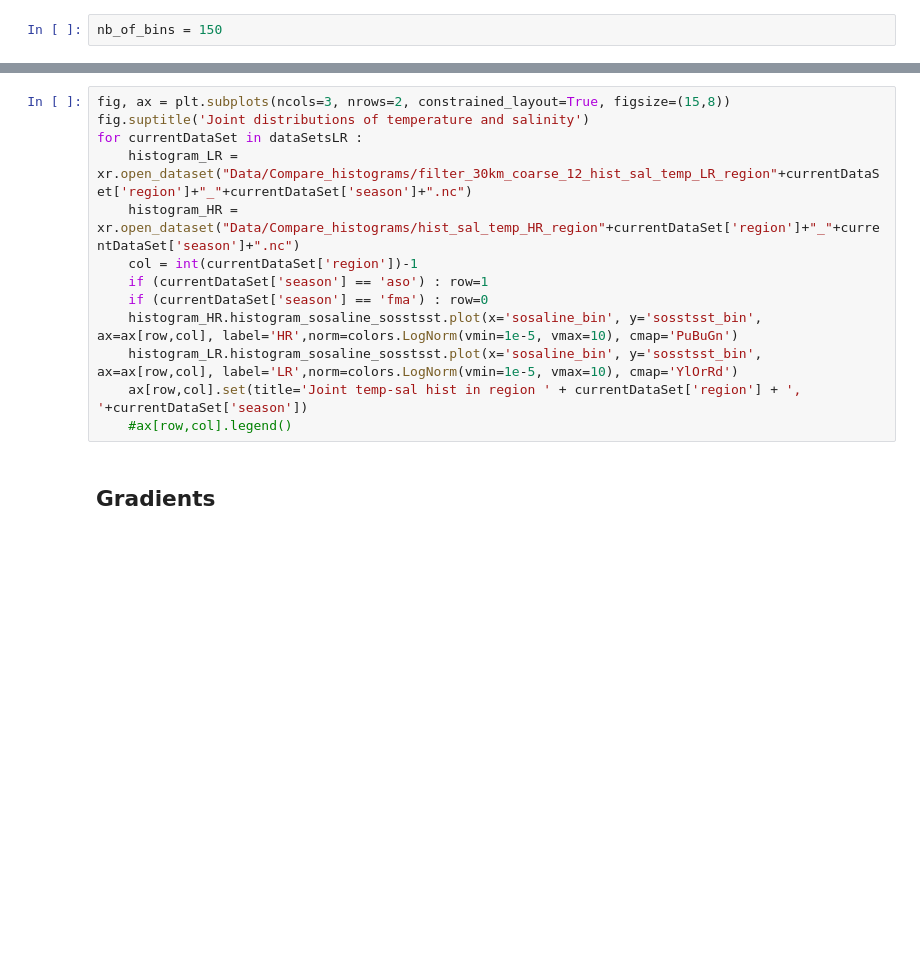
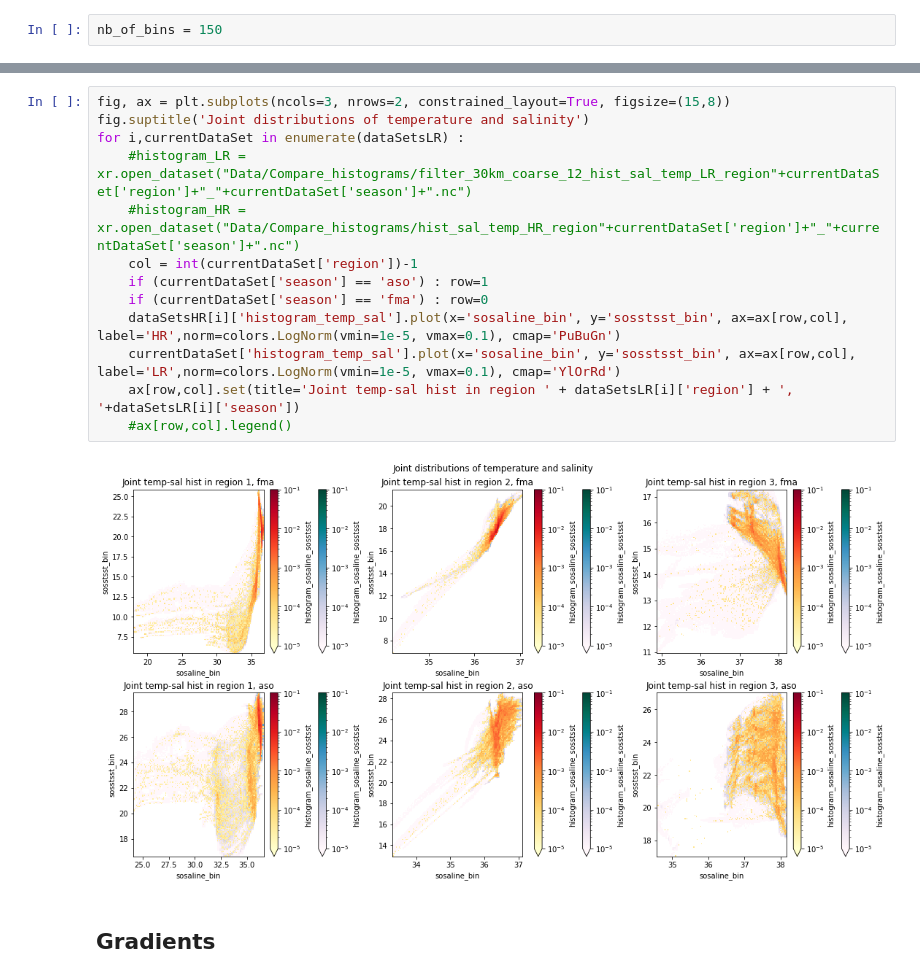
Before and after one commit to anastasiaGor/oceanDataNotebooks, a Jupyter notebook: gcm_filter/histograms_spec_regions.ipynb, the cells around one changed output, grey strips where cells are left out. Saved outputs shown, nothing was run; the diff lists cells and outputs as text; blank space fills up the shorter version.

```diff
--- a/gcm_filter/histograms_spec_regions.ipynb
+++ b/gcm_filter/histograms_spec_regions.ipynb
@@ -337,16 +415,18 @@ for currentDataSet in dataSetsLR :
 # %%
 fig, ax = plt.subplots(ncols=3, nrows=2, constrained_layout=True, figsize=(15,8))
 fig.suptitle('Joint distributions of temperature and salinity')
-for currentDataSet in dataSetsLR :
-    histogram_LR = xr.open_dataset("Data/Compare_histograms/filter_30km_coarse_12_hist_sal_temp_LR_region"+currentDataSet['region']+"_"+currentDataSet['season']+".nc")
-    histogram_HR = xr.open_dataset("Data/Compare_histograms/hist_sal_temp_HR_region"+currentDataSet['region']+"_"+currentDataSet['season']+".nc")
+for i,currentDataSet in enumerate(dataSetsLR) :
+    #histogram_LR = xr.open_dataset("Data/Compare_histograms/filter_30km_coarse_12_hist_sal_temp_LR_region"+currentDataSet['region']+"_"+currentDataSet['season']+".nc")
+    #histogram_HR = xr.open_dataset("Data/Compare_histograms/hist_sal_temp_HR_region"+currentDataSet['region']+"_"+currentDataSet['season']+".nc")
     col = int(currentDataSet['region'])-1
     if (currentDataSet['season'] == 'aso') : row=1
     if (currentDataSet['season'] == 'fma') : row=0
-    histogram_HR.histogram_sosaline_sosstsst.plot(x='sosaline_bin', y='sosstsst_bin', ax=ax[row,col], label='HR',norm=colors.LogNorm(vmin=1e-5, vmax=10), cmap='PuBuGn')
-    histogram_LR.histogram_sosaline_sosstsst.plot(x='sosaline_bin', y='sosstsst_bin', ax=ax[row,col], label='LR',norm=colors.LogNorm(vmin=1e-5, vmax=10), cmap='YlOrRd')
-    ax[row,col].set(title='Joint temp-sal hist in region ' + currentDataSet['region'] + ', '+currentDataSet['season'])
+    dataSetsHR[i]['histogram_temp_sal'].plot(x='sosaline_bin', y='sosstsst_bin', ax=ax[row,col], label='HR',norm=colors.LogNorm(vmin=1e-5, vmax=0.1), cmap='PuBuGn')
+    currentDataSet['histogram_temp_sal'].plot(x='sosaline_bin', y='sosstsst_bin', ax=ax[row,col], label='LR',norm=colors.LogNorm(vmin=1e-5, vmax=0.1), cmap='YlOrRd')
+    ax[row,col].set(title='Joint temp-sal hist in region ' + dataSetsLR[i]['region'] + ', '+dataSetsLR[i]['season'])
     #ax[row,col].legend()
+# %% [output]
+[figure, added]
 # %% [markdown]
 ## Gradients
 # %%
```
Also changed, not shown: parts of 37 cells of this notebook.
